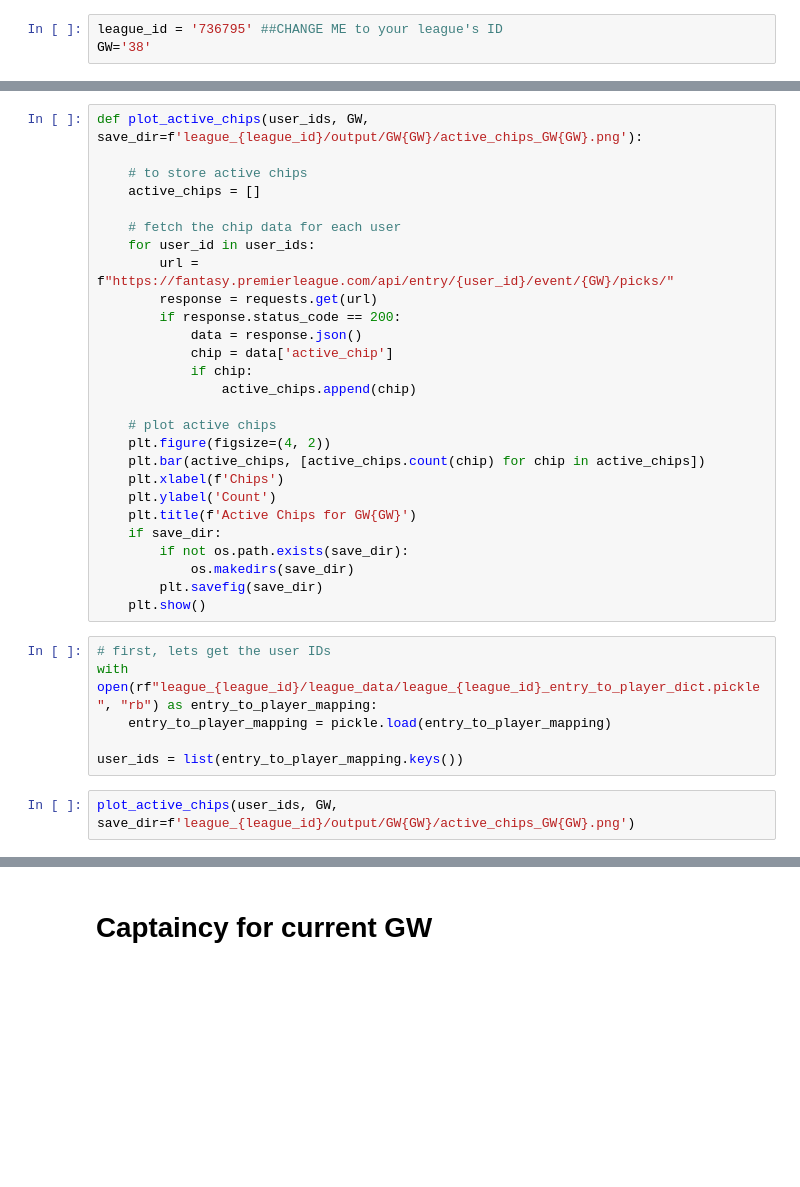
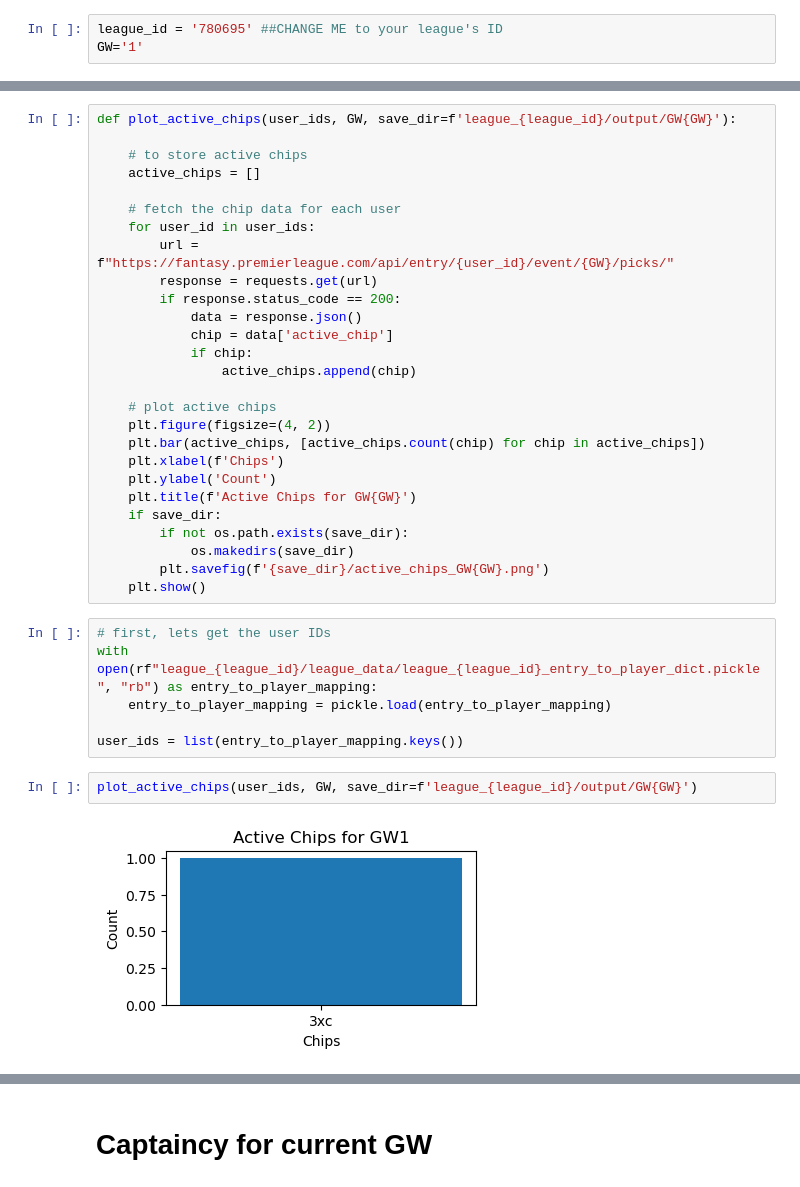
Before and after one commit to fajardgb/FPL-viz, a Jupyter notebook: league_user_viz/get_current_gw_data.ipynb, the cells around one changed output, grey strips where cells are left out. Saved outputs shown, nothing was run; the diff lists cells and outputs as text; blank space fills up the shorter version.

```diff
--- a/league_user_viz/get_current_gw_data.ipynb
+++ b/league_user_viz/get_current_gw_data.ipynb
@@ -8,8 +8,8 @@ import os
 # %% [markdown]
 First, let's set the league_id and current GW
 # %%
-league_id = '736795' ##CHANGE ME to your league's ID
-GW='38'
+league_id = '780695' ##CHANGE ME to your league's ID
+GW='1'
 # %% [markdown]
 # Gameweek specific info
 - chip usage
@@ -40,7 +40,7 @@ for player in all_players:
 # %% [markdown]
 # Current GW active chips
 # %%
-def plot_active_chips(user_ids, GW, save_dir=f'league_{league_id}/output/GW{GW}/active_chips_GW{GW}.png'):
+def plot_active_chips(user_ids, GW, save_dir=f'league_{league_id}/output/GW{GW}'):
 
     # to store active chips
     active_chips = []
@@ -64,7 +64,7 @@ def plot_active_chips(user_ids, GW, save_dir=f'league_{league_id}/output/GW{GW}/
     if save_dir:
         if not os.path.exists(save_dir):
             os.makedirs(save_dir)
-        plt.savefig(save_dir)
+        plt.savefig(f'{save_dir}/active_chips_GW{GW}.png')
     plt.show()
 # %%
 # first, lets get the user IDs
@@ -73,4 +73,6 @@ with open(rf"league_{league_id}/league_data/league_{league_id}_entry_to_player_d
 
 user_ids = list(entry_to_player_mapping.keys())
 # %%
-plot_active_chips(user_ids, GW, save_dir=f'league_{league_id}/output/GW{GW}/active_chips_GW{GW}.png')
+plot_active_chips(user_ids, GW, save_dir=f'league_{league_id}/output/GW{GW}')
+# %% [output]
+[figure, added]
```
Also changed, not shown: parts of 8 cells of this notebook, 33 other files.
